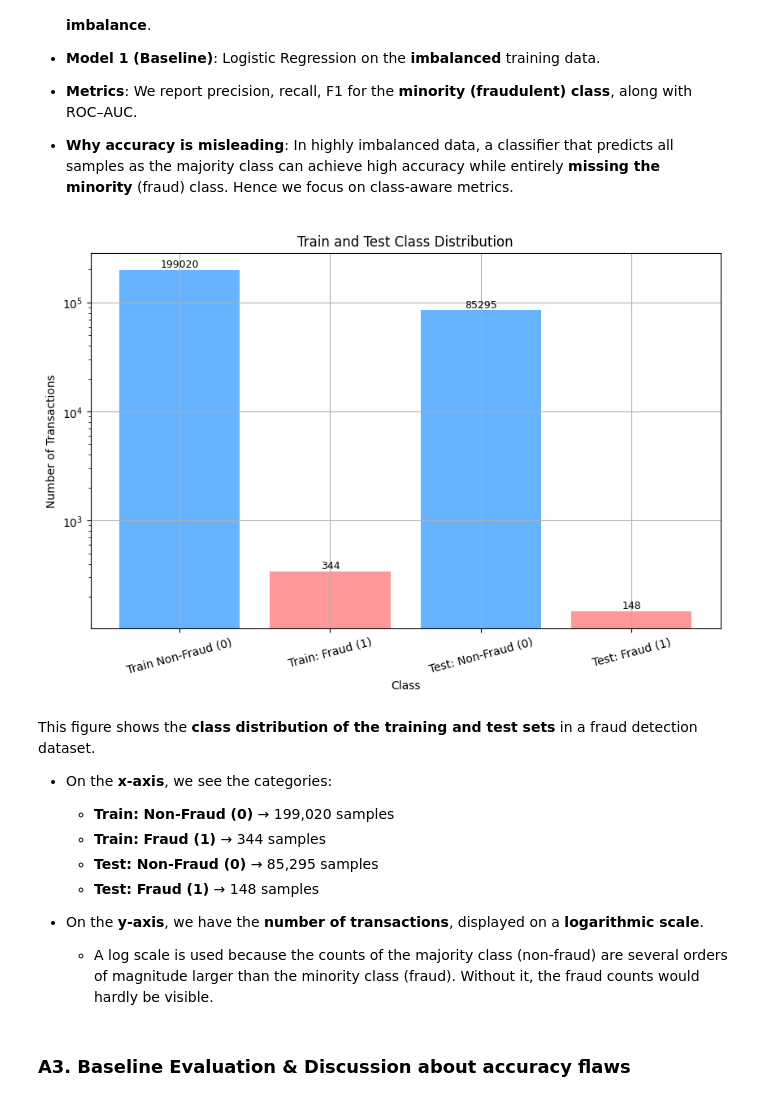
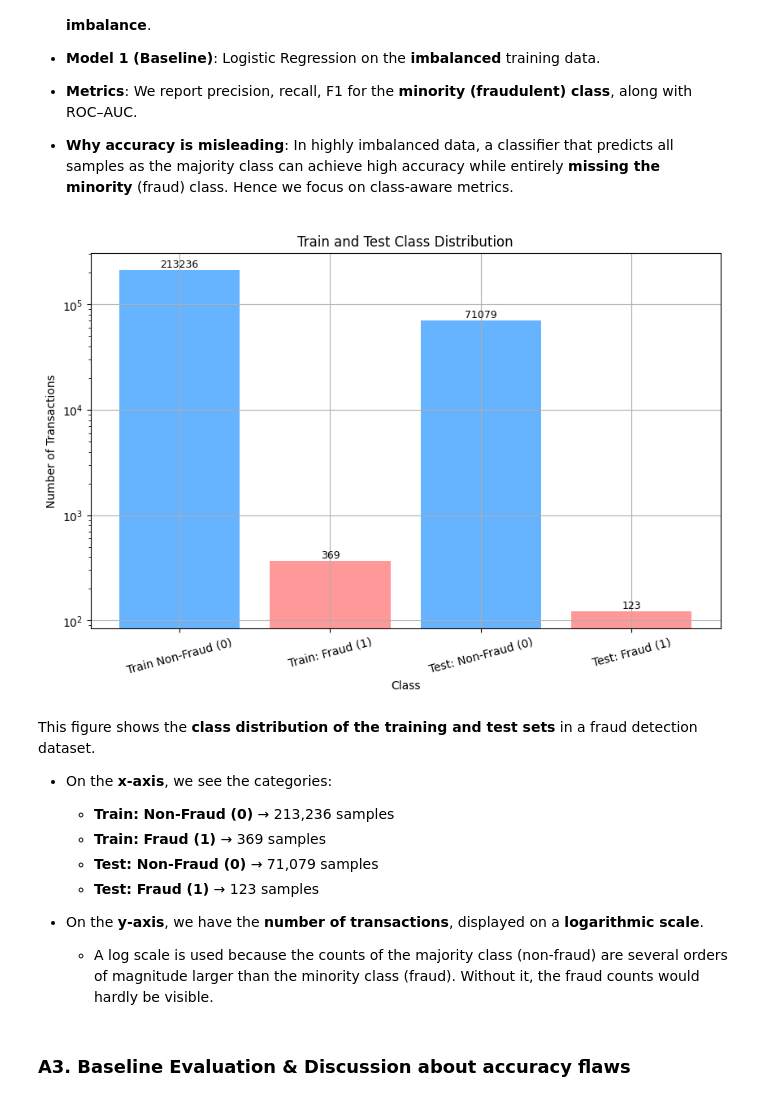
Before and after one commit to harshit-8118/assignment-4-harshit-8118, a Jupyter notebook: da25s003_A4.ipynb, the cells around one changed output. Drawn from its saved outputs; the diff is of its cells as text; code cells hidden in the pictures.

```diff
--- a/da25s003_A4.ipynb
+++ b/da25s003_A4.ipynb
@@ -148,7 +150,7 @@ Imbalance Ratio (majority / minority): 577.88
 X = df.drop(columns=['Class']).values
 y = df['Class'].values
 
-Xtrain, Xtest, ytrain, ytest = train_test_split(X, y, test_size=0.3, random_state=Random_State, stratify=y)
+Xtrain, Xtest, ytrain, ytest = train_test_split(X, y, test_size=0.25, random_state=Random_State, stratify=y)
 
 def draw_bar_chart(ytrain=ytrain, ytest=ytest, title1="Train", title2="Test", title="Train and Test Class Distribution"):
     plt.figure(figsize=(10, 6))
@@ -157,43 +159,43 @@ def draw_bar_chart(ytrain=ytrain, ytest=ytest, title1="Train", title2="Test", ti
     plt.xticks(ticks=[0, 1, 2, 3], labels=[f'{title1} Non-Fraud (0)', f'{title1}: Fraud (1)',
                 f'{title2}: Non-Fraud (0)', f'{title2}: Fraud (1)'],
         rotation=15)
     plt.yscale('log')
     for bar, count in zip(bars, heights):
         plt.text(
             bar.get_x() + bar.get_width() / 2,
             bar.get_height(),
             str(count),
             ha='center',
             va='bottom',
             fontsize=9
         )
     plt.title(title)
     plt.xlabel('Class')
     plt.ylabel('Number of Transactions')
     plt.show()
 
 draw_bar_chart(ytrain, ytest)
 
 
 # Baseline Model 1: standardize -> Logistic Regression on imbalanced data
 
 baseline = Pipeline([
     ('scaler', StandardScaler(with_mean=False)), # features are PCA transformed; keep safe for sparse-like
     ('classifier', LogisticRegression(solver='liblinear', random_state=Random_State))])
 
 
 baseline.fit(Xtrain, ytrain);
 # %% [output]
-[figure, old version]
+[figure, new version]
 # %% [markdown]
 This figure shows the **class distribution of the training and test sets** in a fraud detection dataset.
 
 * On the **x-axis**, we see the categories:
 
-  * **Train: Non-Fraud (0)** → 199,020 samples
-  * **Train: Fraud (1)** → 344 samples
-  * **Test: Non-Fraud (0)** → 85,295 samples
-  * **Test: Fraud (1)** → 148 samples
+  * **Train: Non-Fraud (0)** → 213,236 samples
+  * **Train: Fraud (1)** → 369 samples
+  * **Test: Non-Fraud (0)** → 71,079 samples
+  * **Test: Fraud (1)** → 123 samples
 
 * On the **y-axis**, we have the **number of transactions**, displayed on a **logarithmic scale**.
 
```
Also changed, not shown: parts of 25 cells of this notebook, 6 other files.
